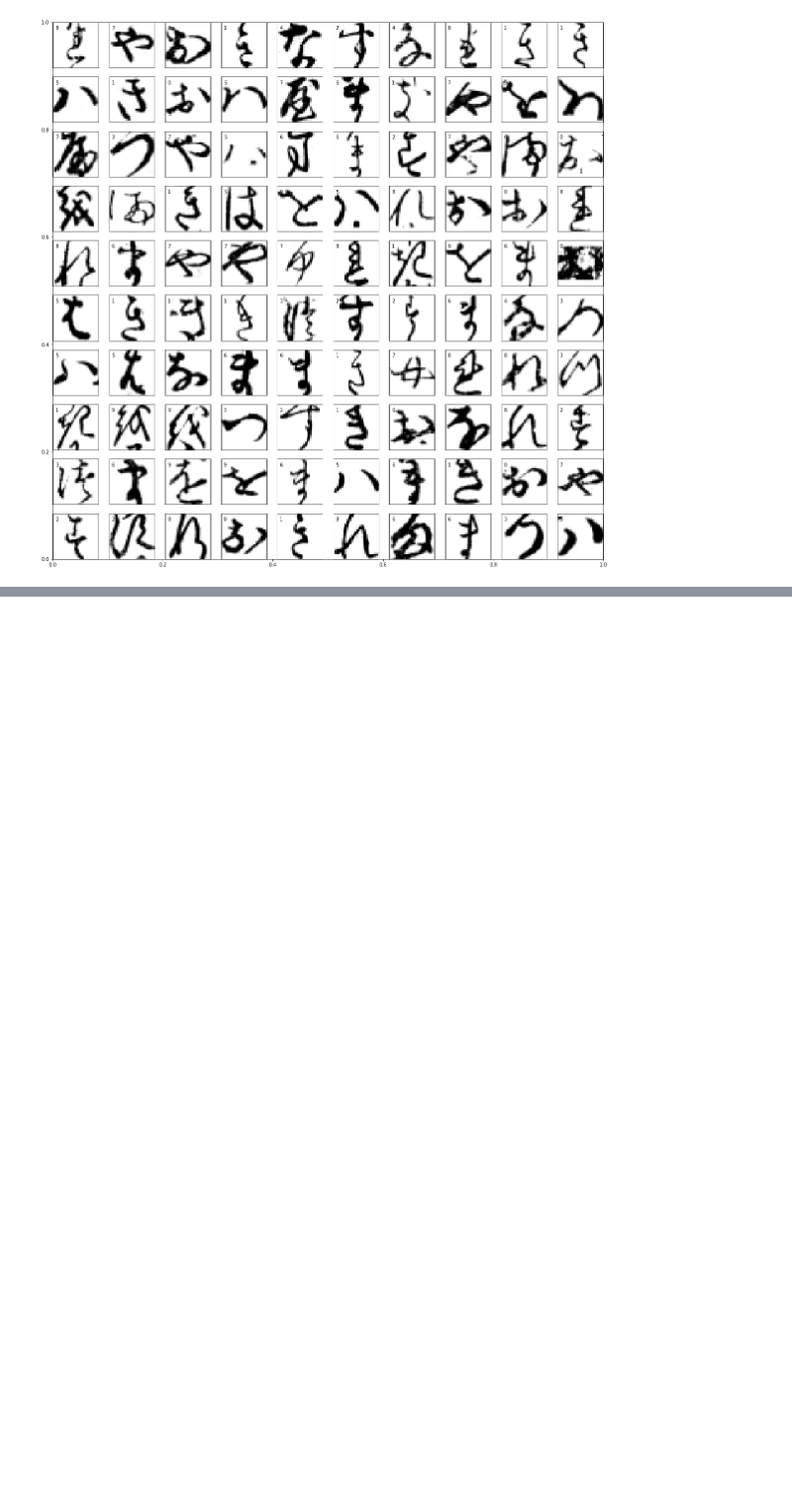
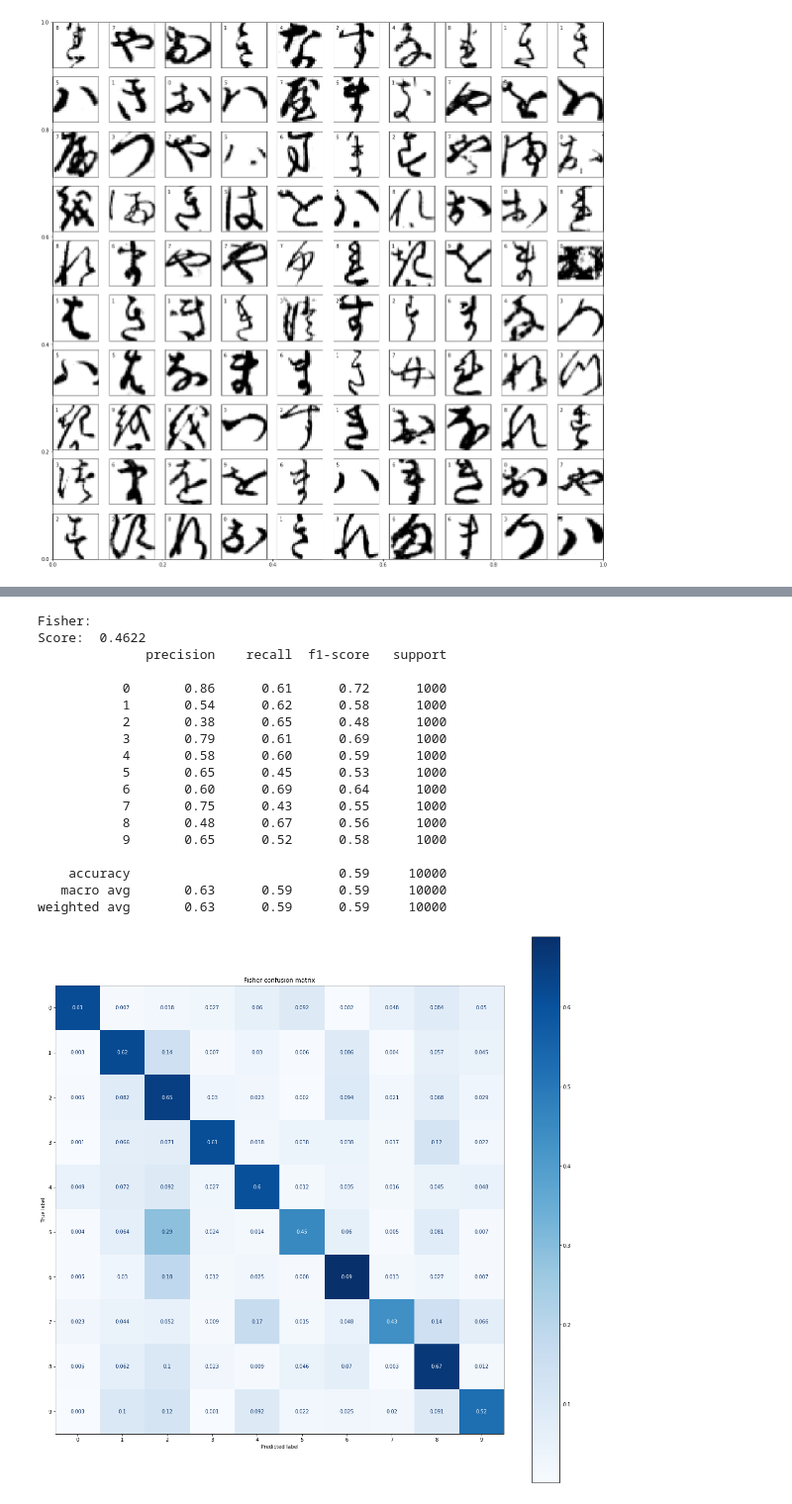
Before and after one commit to mgoncerz/ml_zaliczenie_projekt, a Jupyter notebook: projekt.ipynb, the cells around one changed output, grey strips where cells are left out. Shown at 99% size. Drawn from its saved outputs; the diff is of its cells as text; code cells hidden in the pictures; blank space fills up the shorter version.

```diff
--- a/projekt.ipynb
+++ b/projekt.ipynb
@@ -72,0 +131,46 @@ for i in range(100):
+# %%
+print("Fisher:")
+f_model = LinearDiscriminantAnalysis()
+f_model.fit(x_train, labels_train) #note this takes labels as single numbers per input element, not transformed to dij form
+f_prediction = f_model.predict(x_test)
+
+print("Score: ", nb_model.score(x_test, labels_test))
+
+fig, axes = plt.subplots(figsize=(20,20))
+
+print(metrics.classification_report(labels_test, f_prediction))
+
+nb_cfm = metrics.plot_confusion_matrix(f_model, x_test, labels_test, cmap=plt.cm.Blues, normalize = "true", ax = axes)
+nb_cfm.ax_.set_title("Fisher confusion matrix")
+
+
+fig, axes = plt.subplots(figsize=(20,20))
+
+for i in range(100):
+  ax = fig.add_subplot(10,10,i+1,xticks=[], yticks=[])
+  ax.imshow(images_test[i], cmap=plt.cm.binary, interpolation='nearest')
+
+  if(f_prediction[i] == labels_test[i]):
+    ax.text(0, 5, str(labels_test[i])+" "+str(f_prediction[i]), color='green')
+  else:
+    ax.text(0, 5, str(labels_test[i])+" "+str(f_prediction[i]), color='red')
+# %% [output]
+Fisher:
+Score:  0.4622
+              precision    recall  f1-score   support
+
+           0       0.86      0.61      0.72      1000
+           1       0.54      0.62      0.58      1000
+           2       0.38      0.65      0.48      1000
+           3       0.79      0.61      0.69      1000
+           4       0.58      0.60      0.59      1000
+           5       0.65      0.45      0.53      1000
+           6       0.60      0.69      0.64      1000
+           7       0.75      0.43      0.55      1000
+           8       0.48      0.67      0.56      1000
+           9       0.65      0.52      0.58      1000
+
+    accuracy                           0.59     10000
+   macro avg       0.63      0.59      0.59     10000
+weighted avg       0.63      0.59      0.59     10000
+[figure, added]
```
Also changed, not shown: parts of 9 cells of this notebook.
